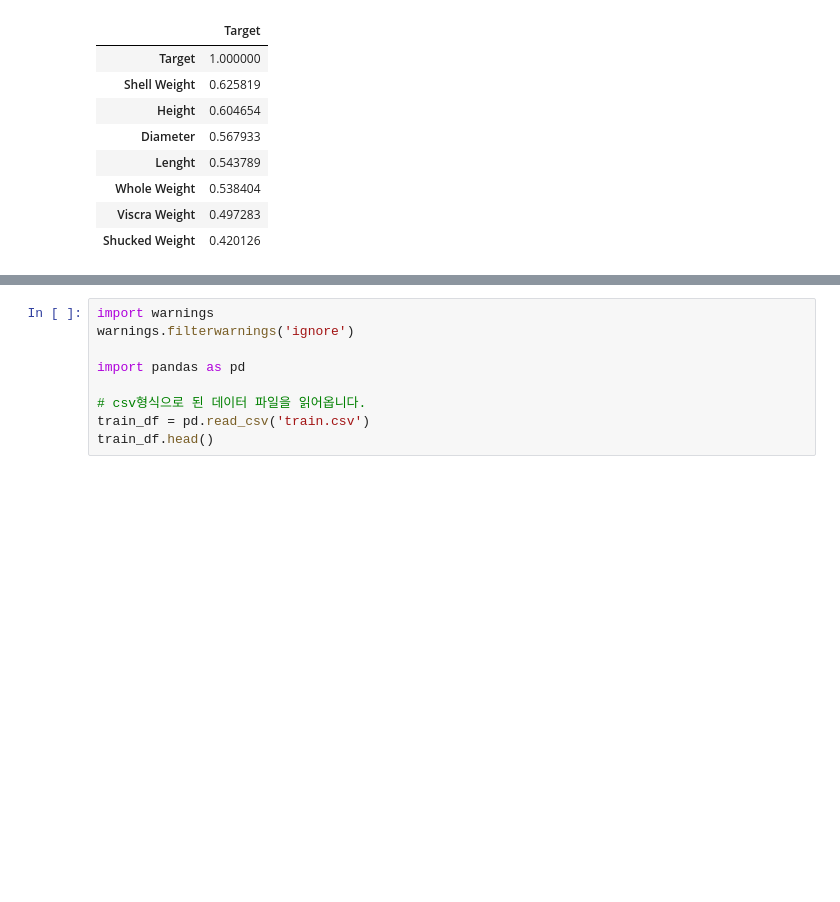
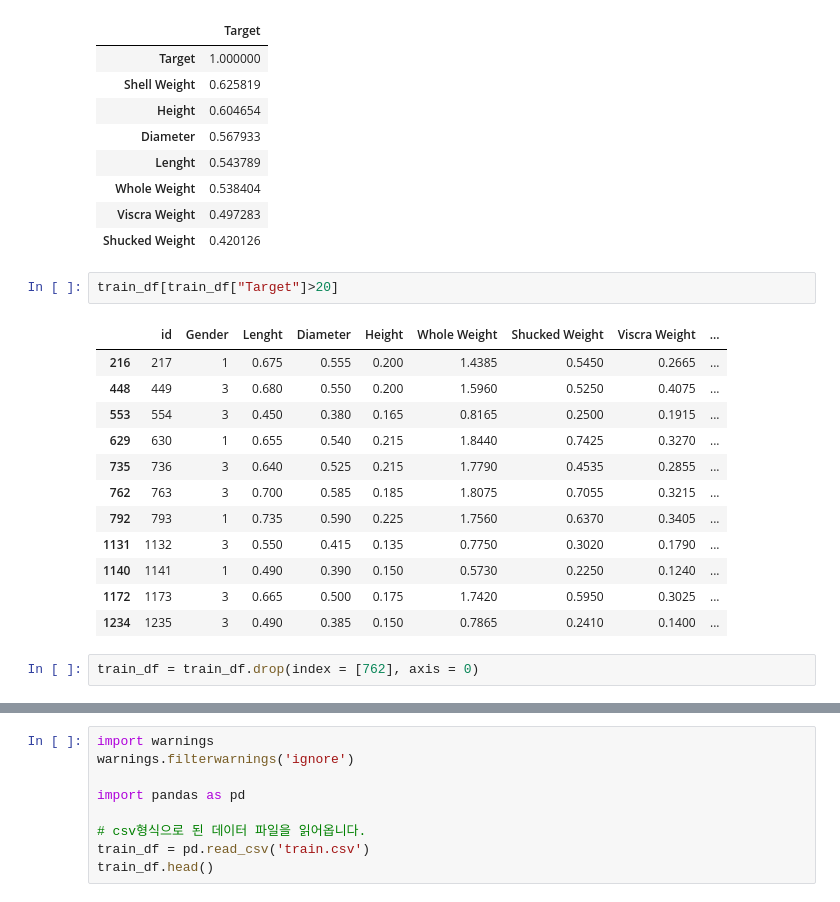
Before and after one commit to ethan528/Python, a Jupyter notebook: 전복 나이 예측 경진대회/전복 나이 예측 경진대회.ipynb, the cells around one changed output, grey strips where cells are left out. Drawn from its saved outputs; the diff is of its cells as text; blank space fills up the shorter version.

```diff
--- a/전복 나이 예측 경진대회/전복 나이 예측 경진대회.ipynb
+++ b/전복 나이 예측 경진대회/전복 나이 예측 경진대회.ipynb
@@ -219,3 +219,20 @@ df_temp28.style.background_gradient(cmap='viridis')
 | Whole Weight | 0.538404 |
 | Viscra Weight | 0.497283 |
 | Shucked Weight | 0.420126 |
+# %%
+train_df[train_df["Target"]>20]
+# %% [output]
+|  | id | Gender | Lenght | Diameter | Height | Whole Weight | Shucked Weight | Viscra Weight | ... |
+| 216 | 217 | 1 | 0.675 | 0.555 | 0.200 | 1.4385 | 0.5450 | 0.2665 | ... |
+| 448 | 449 | 3 | 0.680 | 0.550 | 0.200 | 1.5960 | 0.5250 | 0.4075 | ... |
+| 553 | 554 | 3 | 0.450 | 0.380 | 0.165 | 0.8165 | 0.2500 | 0.1915 | ... |
+| 629 | 630 | 1 | 0.655 | 0.540 | 0.215 | 1.8440 | 0.7425 | 0.3270 | ... |
+| 735 | 736 | 3 | 0.640 | 0.525 | 0.215 | 1.7790 | 0.4535 | 0.2855 | ... |
+| 762 | 763 | 3 | 0.700 | 0.585 | 0.185 | 1.8075 | 0.7055 | 0.3215 | ... |
+| 792 | 793 | 1 | 0.735 | 0.590 | 0.225 | 1.7560 | 0.6370 | 0.3405 | ... |
+| 1131 | 1132 | 3 | 0.550 | 0.415 | 0.135 | 0.7750 | 0.3020 | 0.1790 | ... |
+| 1140 | 1141 | 1 | 0.490 | 0.390 | 0.150 | 0.5730 | 0.2250 | 0.1240 | ... |
+| 1172 | 1173 | 3 | 0.665 | 0.500 | 0.175 | 1.7420 | 0.5950 | 0.3025 | ... |
+| 1234 | 1235 | 3 | 0.490 | 0.385 | 0.150 | 0.7865 | 0.2410 | 0.1400 | ... |
+# %%
+train_df = train_df.drop(index = [762], axis = 0)
```
Also changed, not shown: parts of 18 cells of this notebook, 4 other files.
